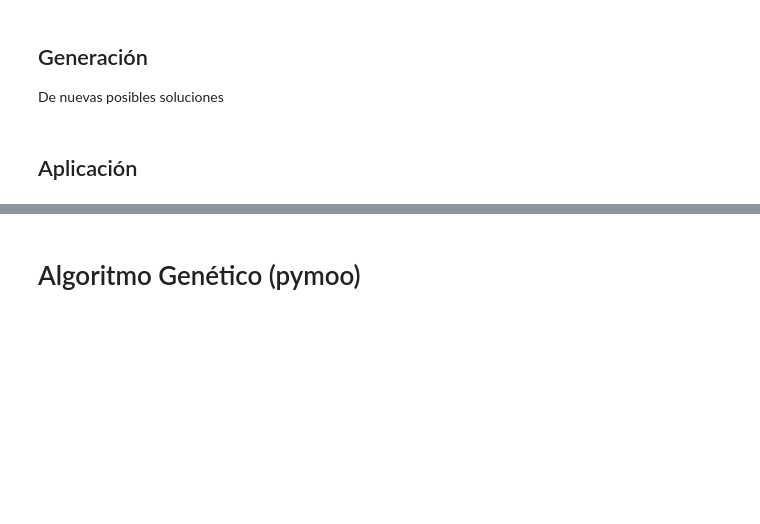
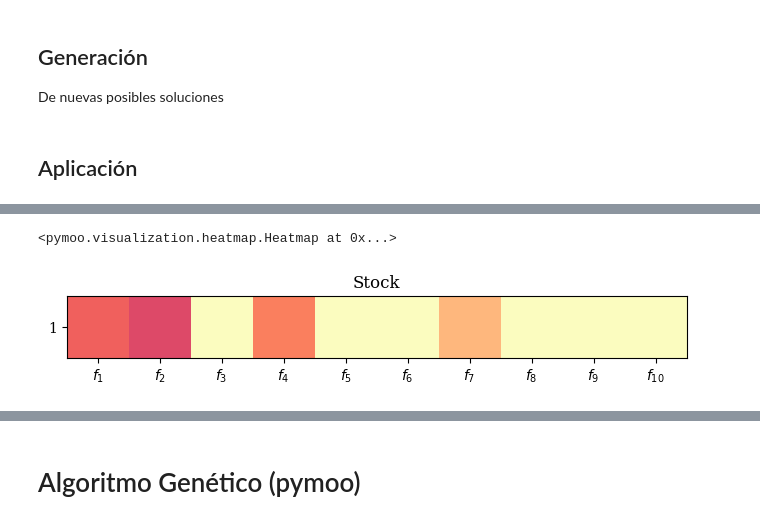
Before and after one commit to jefftorres/cheese, a Jupyter notebook: Queso.ipynb, the cells around one changed output, grey strips where cells are left out. Cells and saved outputs as stored; diff of their text form; code cells hidden in the pictures; blank space fills up the shorter version.

```diff
--- a/Queso.ipynb
+++ b/Queso.ipynb
@@ -262,0 +307,6 @@ Precio: 437520.0
+# %%
+from pymoo.visualization.heatmap import Heatmap
+Heatmap(bounds=(0, np.max(cap_stock)), title='Stock', cmap='magma').add(ca_stock).show()
+# %% [output]
+<pymoo.visualization.heatmap.Heatmap at 0x...>
+[figure, added]
```
Also changed, not shown: parts of 26 cells of this notebook.
